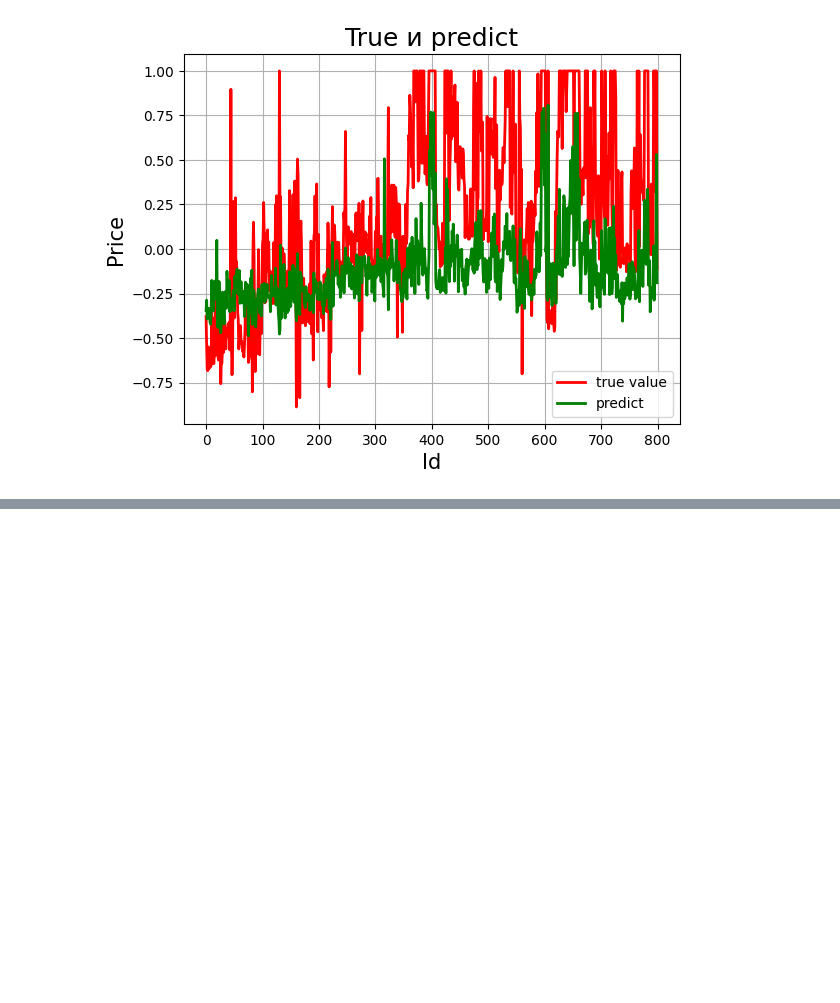
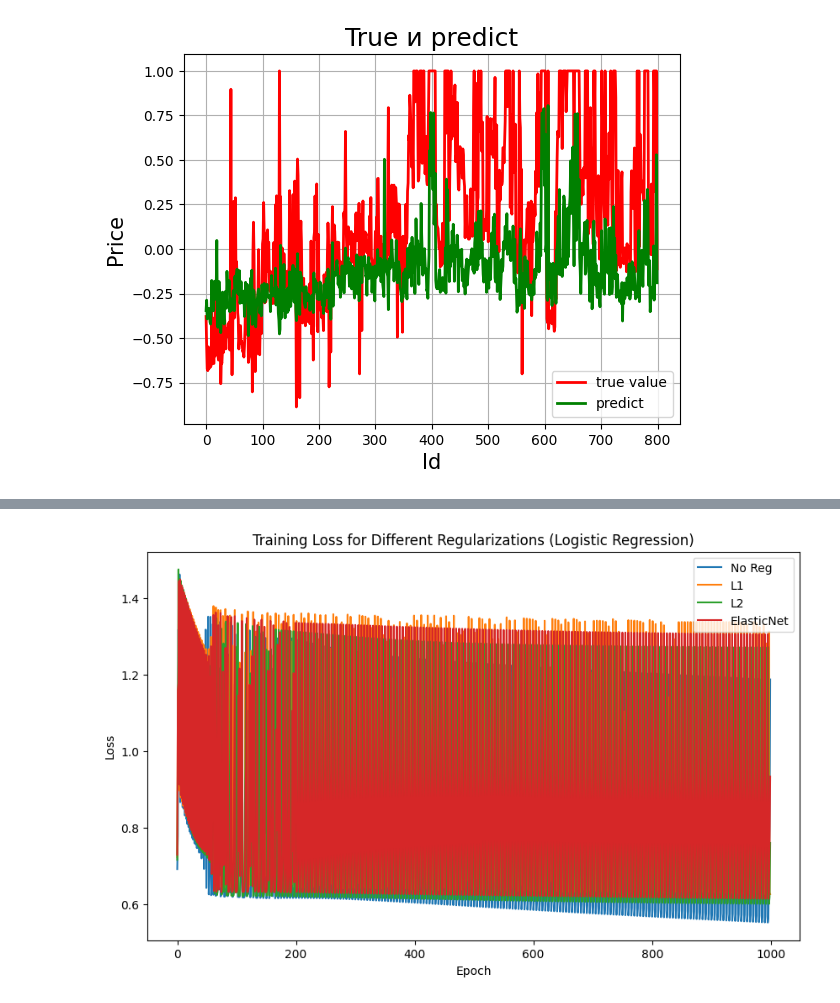
Before and after one commit to PNT131ITMO/5.AIS, a Jupyter notebook: Lab1/lab1.ipynb, the cells around one changed output, grey strips where cells are left out. Cells and saved outputs as stored; diff of their text form; code cells hidden in the pictures; blank space fills up the shorter version.

```diff
--- a/Lab1/lab1.ipynb
+++ b/Lab1/lab1.ipynb
@@ -591,7 +618,22 @@ train_size = int(0.8 * len(X_titanic))
 X_t_train, X_t_test = X_titanic[:train_size], X_titanic[train_size:]
 y_t_train, y_t_test = y_titanic[:train_size], y_titanic[train_size:]
 
-model = LogisticRegression(0.01, 1000)
+reg_types = [None, 'l1', 'l2', 'elasticnet']
+labels = ['No Reg', 'L1', 'L2', 'ElasticNet']
+losses_all = []
 
-model.fit(X_t_train, y_t_train)
+for reg in reg_types:
+    model = LogisticRegression(learning_rate=0.01, num_iterations=1000,
+                               regularization=reg, alpha=0.05, l1_ratio=0.5)
+    model.fit(X_t_train, y_t_train)
+    losses_all.append(model.loss_his)
+
+plt.figure(figsize=(10,6))
+for i, loss in enumerate(losses_all):
+    plt.plot(loss, label=labels[i])
+plt.title("Training Loss for Different Regularizations (Logistic Regression)")
+plt.xlabel("Epoch")
+plt.ylabel("Loss")
+plt.legend()
+plt.show()
 # %% [output]
@@ -608,3 +657,4 @@ Epoch 900: Loss=0.5579466223716736, Accuracy=0.709269642829895, F1=0.48379048705
+[figure, added]
 # %%
 model.plot_f1_accuracy()
 # %% [output]
```
Also changed, not shown: parts of 6 cells of this notebook.
